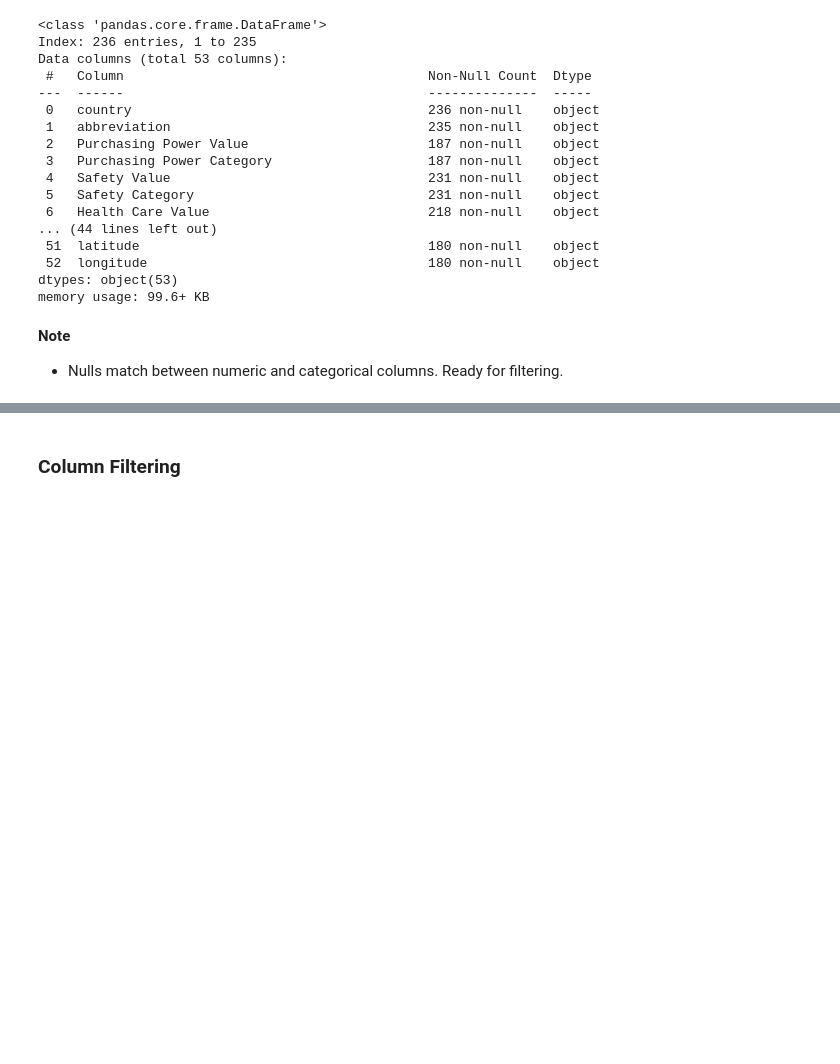
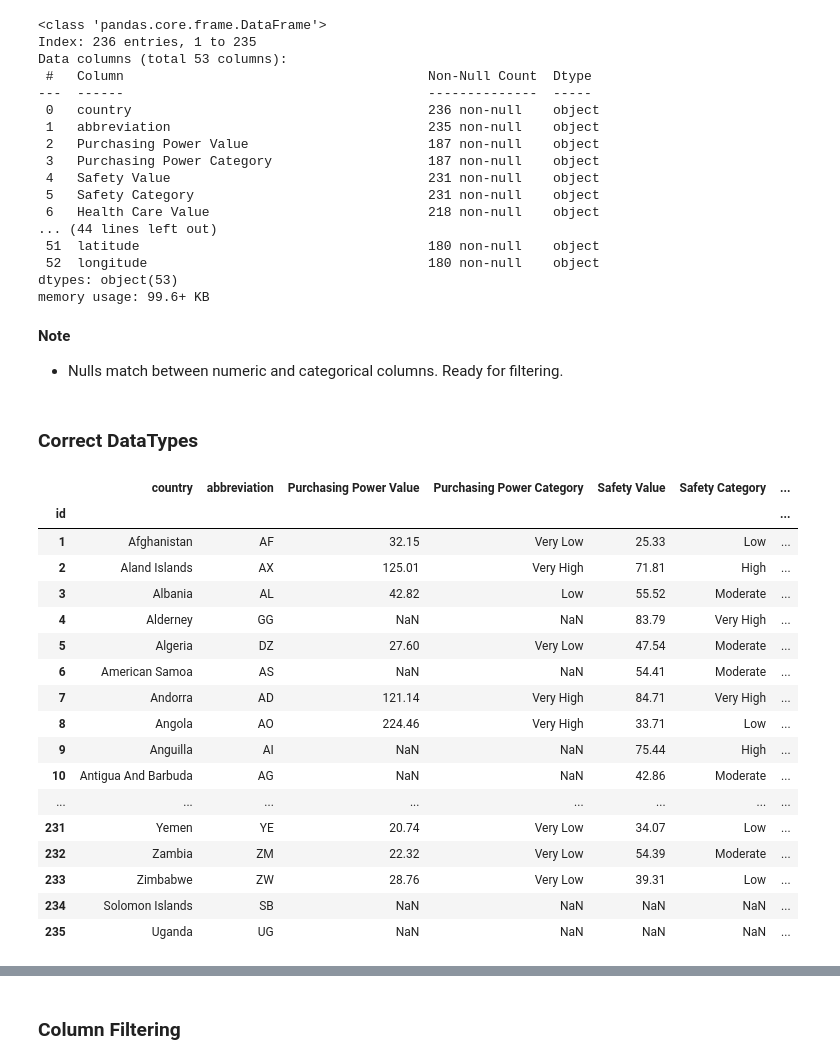
Before and after one commit to DerekWEmerson/Country-Data-Analysis, a Jupyter notebook: Files/CountryAnalysis.ipynb, the cells around one changed output, grey strips where cells are left out. Saved outputs shown, nothing was run; the diff lists cells and outputs as text; code cells hidden in the pictures; blank space fills up the shorter version.

```diff
--- a/Files/CountryAnalysis.ipynb
+++ b/Files/CountryAnalysis.ipynb
@@ -231,3 +229,26 @@ memory usage: 99.6+ KB
 # %% [markdown]
 **Note**
 - Nulls match between numeric and categorical columns. Ready for filtering.
+# %% [markdown]
+### Correct DataTypes
+# %%
+df
+# %% [output]
+|  | country | abbreviation | Purchasing Power Value | Purchasing Power Category | Safety Value | Safety Category | ... |
+| id |  |  |  |  |  |  | ... |
+| 1 | Afghanistan | AF | 32.15 | Very Low | 25.33 | Low | ... |
+| 2 | Aland Islands | AX | 125.01 | Very High | 71.81 | High | ... |
+| 3 | Albania | AL | 42.82 | Low | 55.52 | Moderate | ... |
+| 4 | Alderney | GG | NaN | NaN | 83.79 | Very High | ... |
+| 5 | Algeria | DZ | 27.60 | Very Low | 47.54 | Moderate | ... |
+| 6 | American Samoa | AS | NaN | NaN | 54.41 | Moderate | ... |
+| 7 | Andorra | AD | 121.14 | Very High | 84.71 | Very High | ... |
+| 8 | Angola | AO | 224.46 | Very High | 33.71 | Low | ... |
+| 9 | Anguilla | AI | NaN | NaN | 75.44 | High | ... |
+| 10 | Antigua And Barbuda | AG | NaN | NaN | 42.86 | Moderate | ... |
+| ... | ... | ... | ... | ... | ... | ... | ... |
+| 231 | Yemen | YE | 20.74 | Very Low | 34.07 | Low | ... |
+| 232 | Zambia | ZM | 22.32 | Very Low | 54.39 | Moderate | ... |
+| 233 | Zimbabwe | ZW | 28.76 | Very Low | 39.31 | Low | ... |
+| 234 | Solomon Islands | SB | NaN | NaN | NaN | NaN | ... |
+| 235 | Uganda | UG | NaN | NaN | NaN | NaN | ... |
```
Also changed, not shown: parts of 31 cells of this notebook.
